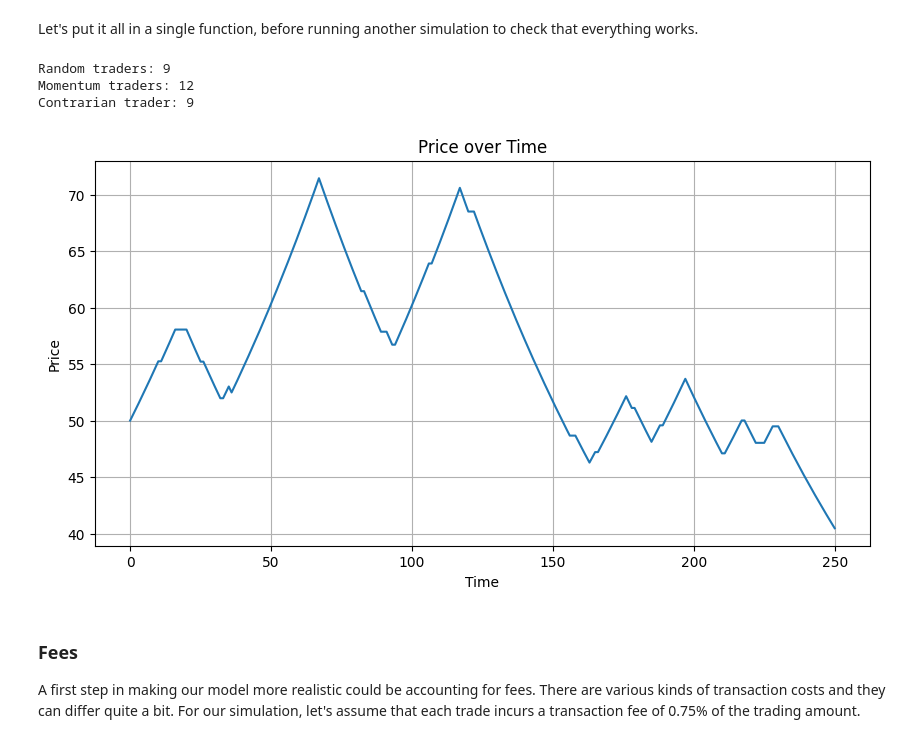
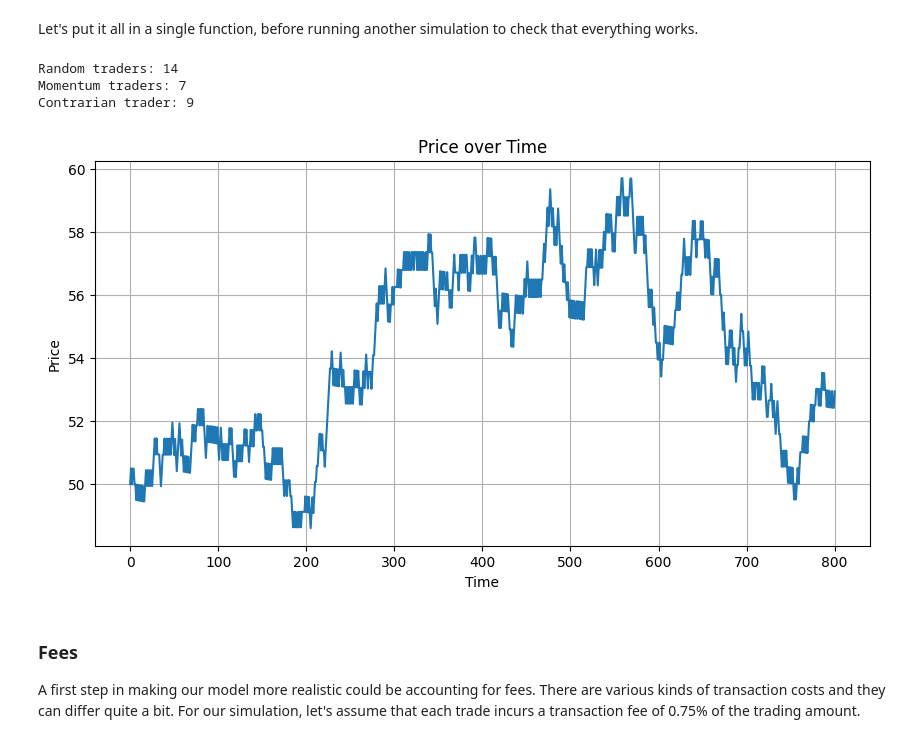
Before and after one commit to wiaanjvr/market_simulation, a Jupyter notebook: market_sim_1.0.ipynb, the cells around one changed output. Drawn from its saved outputs; the diff is of its cells as text; code cells hidden in the pictures.

```diff
--- a/market_sim_1.0.ipynb
+++ b/market_sim_1.0.ipynb
@@ -126,6 +128,10 @@ def run_sim(traders, price, price_history, time_steps):
                 buy_orders.append(trader)
             elif (decision == 'sell') and (trader.shares > 0):
                 sell_orders.append(trader)
+
+        # randomly rearrange the order lists so that the first traders aren't always trading first
+        random.shuffle(buy_orders)
+        random.shuffle(sell_orders)
 
         # find number of buyers and sellers that match (eg. 10 buyers:7 sellers -> num_match = 7)
         num_matched = min(len(buy_orders), len(sell_orders))
@@ -215,6 +221,9 @@ def initiate_orders(traders, price, price_history):
             buy_orders.append(trader)
         elif (decision == 'sell') and (trader.shares > 0):
             sell_orders.append(trader)
+
+    random.shuffle(buy_orders)
+    random.shuffle(sell_orders)
 
     return buy_orders, sell_orders
 
@@ -263,16 +272,16 @@ Let's put it all in a single function, before running another simulation to chec
 # %%
 def simulate_market(num_traders, initial_price, time_steps):
     traders = create_traders(num_traders)
     print_trader_counts(traders)
     ph = run_sim(traders, initial_price, [initial_price], time_steps)
     plot_price(ph)
 
-simulate_market(30, 50, 250)
+simulate_market(30, 50, 800)
 # %% [output]
-Random traders: 9
-Momentum traders: 12
+Random traders: 14
+Momentum traders: 7
 Contrarian trader: 9
-[figure, old version]
+[figure, new version]
 # %% [markdown]
 ### __Fees__
 
```
Also changed, not shown: parts of 14 cells of this notebook.
